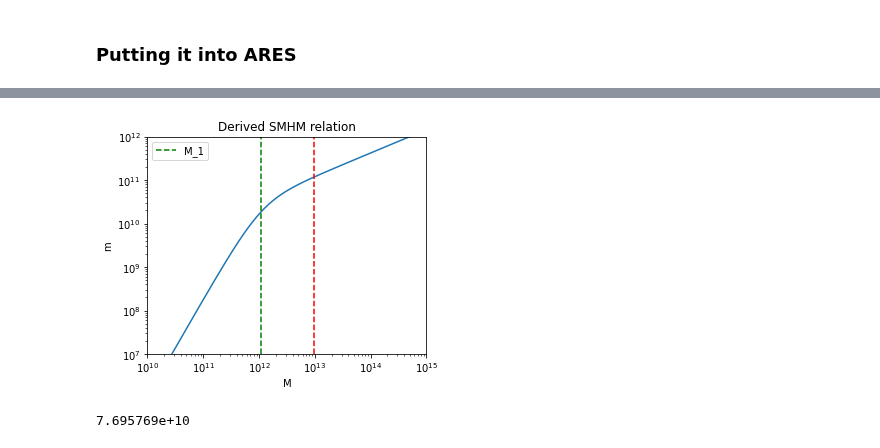
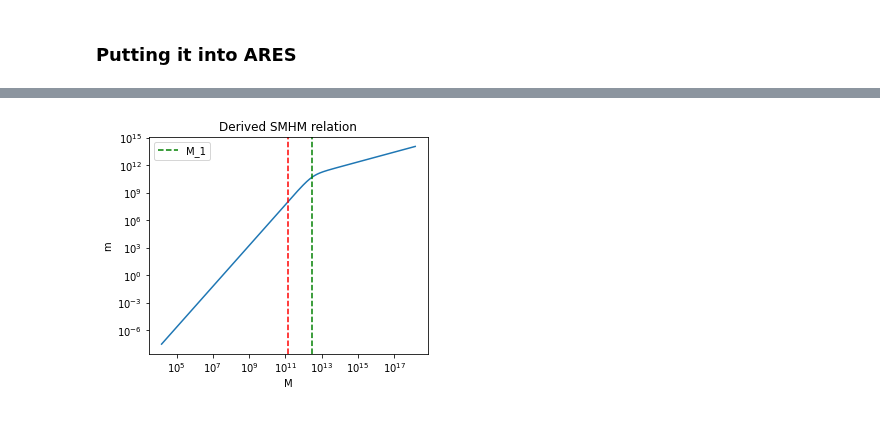
Before and after one commit to eklem1/GalaxySim, a Jupyter notebook: SMF_SFvsQ.ipynb, the cells around one changed output, grey strips where cells are left out. Saved outputs shown, nothing was run; the diff lists cells and outputs as text; code cells hidden in the pictures.

```diff
--- a/SMF_SFvsQ.ipynb
+++ b/SMF_SFvsQ.ipynb
@@ -13,7 +13,7 @@ data = ares.analysis.GalaxyPopulation() #for lit values
 
 #From Moster2010, table 7
 logM_0 = 11.88 #(0.01)
-mu = 0.019 #(0.002)
+mu = 2.0 #0.019 #(0.002)
 N_0 = 0.0282 #(0.0003)
 nu = -0.72 #(0.06)
 gamma_0 = 0.556 #0.001
@@ -174,38 +198,39 @@ def SMF_Moster2010(z, pop_halo, N, M_1, beta, gamma, sf=True):
 # %%
 z = 1
 
 N = N_0 * (z + 1)**nu
-M_1 = 10**(logM_0*(z+1)**mu)
+M_1 = 10**(logM_0)*(z+1)**mu
 beta = beta_1*z+beta_0
 gamma = gamma_0*(z + 1)**gamma_1
 
 SMF, r = SMF_Moster2010(z, pop_halo, N, M_1, beta, gamma) #* pop_halo.halos.tab_M
 ratio = 10**(r)
 HM = pop_halo.halos.tab_M
 
 fig, ax = pl.subplots(1, 1, figsize=(5, 4))
 pl.subplots_adjust(hspace=0)
 
 ax.set_title("Derived SMHM relation")
 ax.loglog(HM, ratio*pop_halo.halos.tab_M)#, label='c = %.e' %c)
 
 ax.set(xlabel='M', ylabel='m')
-ax.set_ylim(1e7, 1e12)
-ax.set_xlim(1e10, 1e15)
+# ax.set_ylim(1e7, 1e12)
+# ax.set_xlim(1e10, 1e15)
 ax.axvline(M_1, color="g", label="M_1", ls="--")
 
 ax.legend()
+
+# print(HM)
 
 from scipy.interpolate import interp1d
 
 f = interp1d(ratio*pop_halo.halos.tab_M, HM)
 
-# ax.axvline(f(10**8), color="r", label="M", ls="--")
-ax.axvline(10**pop.HM_fromSM(z, 11), color="r", label="M", ls="--")
+ax.axvline(f(10**8), color="r", label="M", ls="--")
+# ax.axvline(10**pop.HM_fromSM(z, 11), color="r", label="M", ls="--")
 
 pl.show()
 
-print("{:e}".format(f(10**8)))
+# print("{:e}".format(f(10**8)))
 # %% [output]
-[figure, old version]
+[figure, new version]
-7.695769e+10
```
Also changed, not shown: parts of 19 cells of this notebook, 1 other file.
